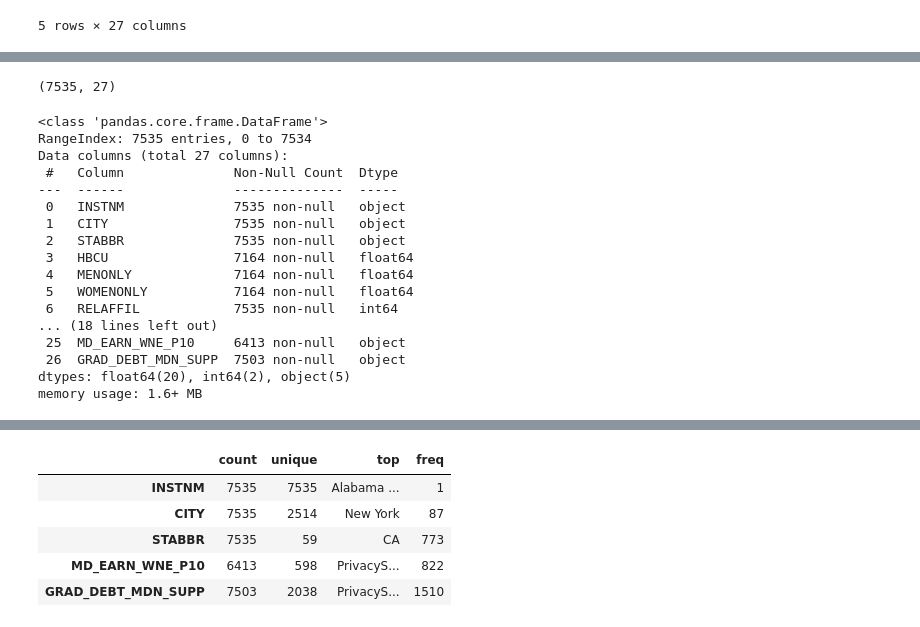
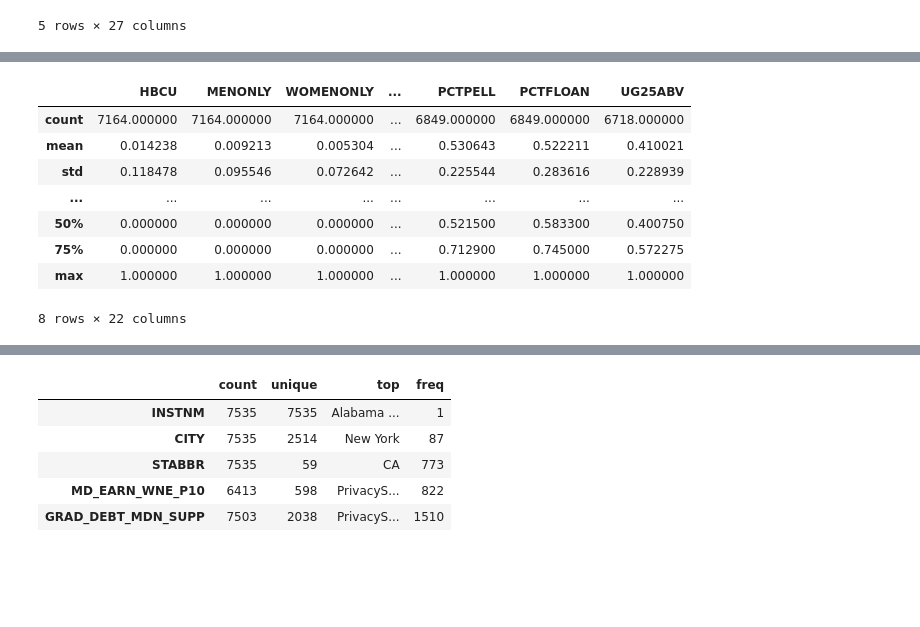
Before and after one commit to r2prof/Pandas, a Jupyter notebook: Pandas-Cookbook-2nd-ed/Chapter04/CH-04.ipynb, the cells around one changed output, grey strips where cells are left out. Saved outputs shown, nothing was run; the diff lists cells and outputs as text; code cells hidden in the pictures; blank space fills up the shorter version.

```diff
--- a/Pandas-Cookbook-2nd-ed/Chapter04/CH-04.ipynb
+++ b/Pandas-Cookbook-2nd-ed/Chapter04/CH-04.ipynb
@@ -25,24 +54,12 @@ college.head()
 # %%
-college.shape
+college.describe()
 # %% [output]
+|  | HBCU | MENONLY | WOMENONLY | ... | PCTPELL | PCTFLOAN | UG25ABV |
+| count | 7164.000000 | 7164.000000 | 7164.000000 | ... | 6849.000000 | 6849.000000 | 6718.000000 |
+| mean | 0.014238 | 0.009213 | 0.005304 | ... | 0.530643 | 0.522211 | 0.410021 |
+| std | 0.118478 | 0.095546 | 0.072642 | ... | 0.225544 | 0.283616 | 0.228939 |
+| ... | ... | ... | ... | ... | ... | ... | ... |
+| 50% | 0.000000 | 0.000000 | 0.000000 | ... | 0.521500 | 0.583300 | 0.400750 |
+| 75% | 0.000000 | 0.000000 | 0.000000 | ... | 0.712900 | 0.745000 | 0.572275 |
+| max | 1.000000 | 1.000000 | 1.000000 | ... | 1.000000 | 1.000000 | 1.000000 |
-(7535, 27)
+8 rows × 22 columns
-# %%
-college.info()
-# %% [output]
-<class 'pandas.core.frame.DataFrame'>
-RangeIndex: 7535 entries, 0 to 7534
-Data columns (total 27 columns):
- #   Column              Non-Null Count  Dtype
----  ------              --------------  -----
- 0   INSTNM              7535 non-null   object
- 1   CITY                7535 non-null   object
- 2   STABBR              7535 non-null   object
- 3   HBCU                7164 non-null   float64
- 4   MENONLY             7164 non-null   float64
- 5   WOMENONLY           7164 non-null   float64
- 6   RELAFFIL            7535 non-null   int64
-... (18 lines left out)
- 25  MD_EARN_WNE_P10     6413 non-null   object
- 26  GRAD_DEBT_MDN_SUPP  7503 non-null   object
-dtypes: float64(20), int64(2), object(5)
-memory usage: 1.6+ MB
```
Also changed, not shown: parts of 43 cells of this notebook.
